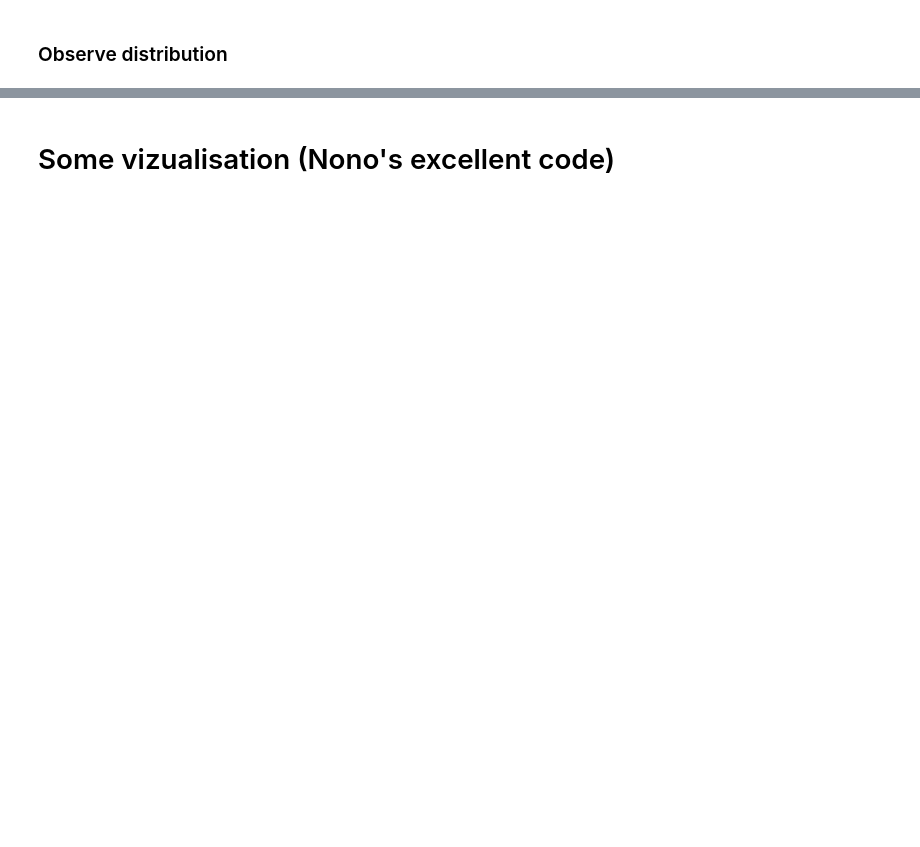
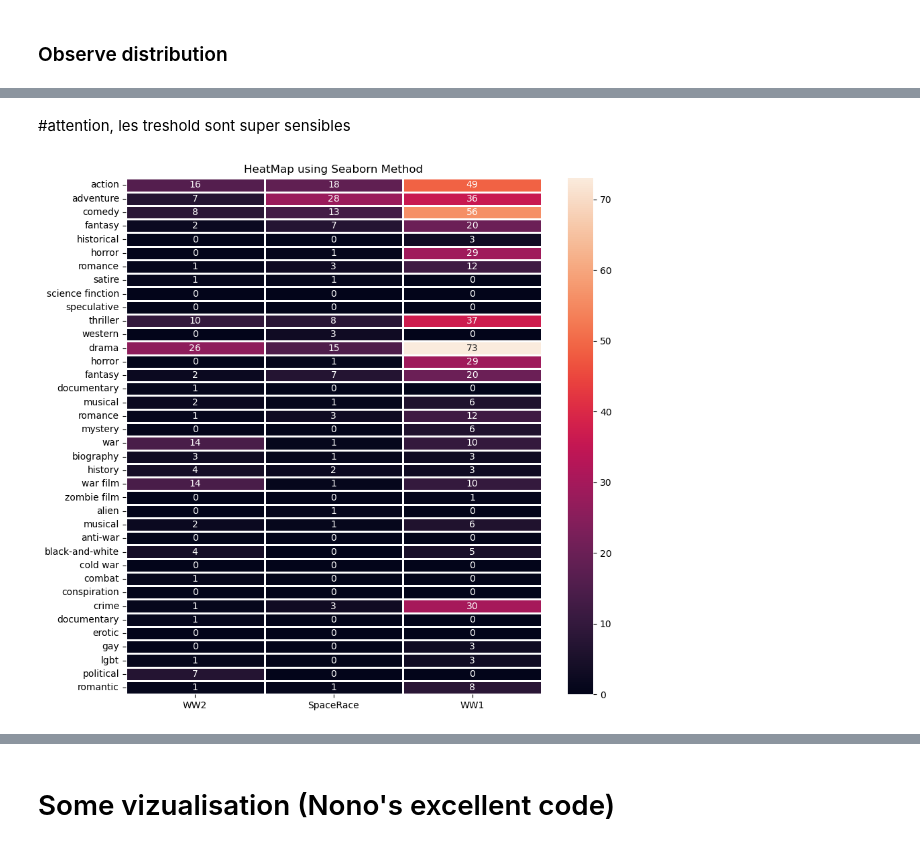
Before and after one commit to epfl-ada/ada-2022-project-thegonios, a Jupyter notebook: Data_processing.ipynb, the cells around one changed output, grey strips where cells are left out. Saved outputs shown, nothing was run; the diff lists cells and outputs as text; code cells hidden in the pictures; blank space fills up the shorter version.

```diff
--- a/Data_processing.ipynb
+++ b/Data_processing.ipynb
@@ -331,0 +385,24 @@ See the caveats in the documentation: https://pandas.pydata.org/pandas-docs/stab
+# %%
+movies_genres = ['Action', 'Adventure', 'Comedy', 'Fantasy', 'Historical', 'Horror', 'Satire', 'Science finction', 'Speculative',
+                 'Thriller', 'Western', 'Drama', 'Horror', 'Documentary', 'Musical', 'Romance','Mystery', 'War', 'Biography', 'History',
+                 'zombie film', 'Alien', 'Musical', 'anti-war', 'Black-and-white', 'Cold war', 'combat', 'Conspiration', 'crime',
+                'Documentary', 'Erotic', 'Gay', 'LGBT', 'Political', 'Romantic',  ]
+movies_genres = [x.lower() for x in movies_genres]
+# %%
+for val in movies_genres:
+    movies_plot[val] = movies_plot['Genres'].apply(lambda x: np.sum(x.count(val)))
+# %%
+dictionnary_genres = pd.DataFrame()
+# %% [markdown]
+#attention, les treshold sont super sensibles
+# %%
+dictionnary_genres['WW1'] = movies_plot[movies_plot['WW1'] > 15][movies_genres].sum()
+dictionnary_genres['WW2'] = movies_plot[movies_plot['WW2'] > 15][movies_genres].sum()
+dictionnary_genres['SpaceRace'] = movies_plot[movies_plot['SpaceRace'] > 15][movies_genres].sum()
+# %%
+plt.figure(figsize=(10,10))
+heat_map = sns.heatmap( dictionnary_genres, linewidth = 1 , annot = True)
+plt.title( "HeatMap using Seaborn Method" )
+plt.show()
+# %% [output]
+[figure, added]
```
Also changed, not shown: parts of 46 cells of this notebook.
